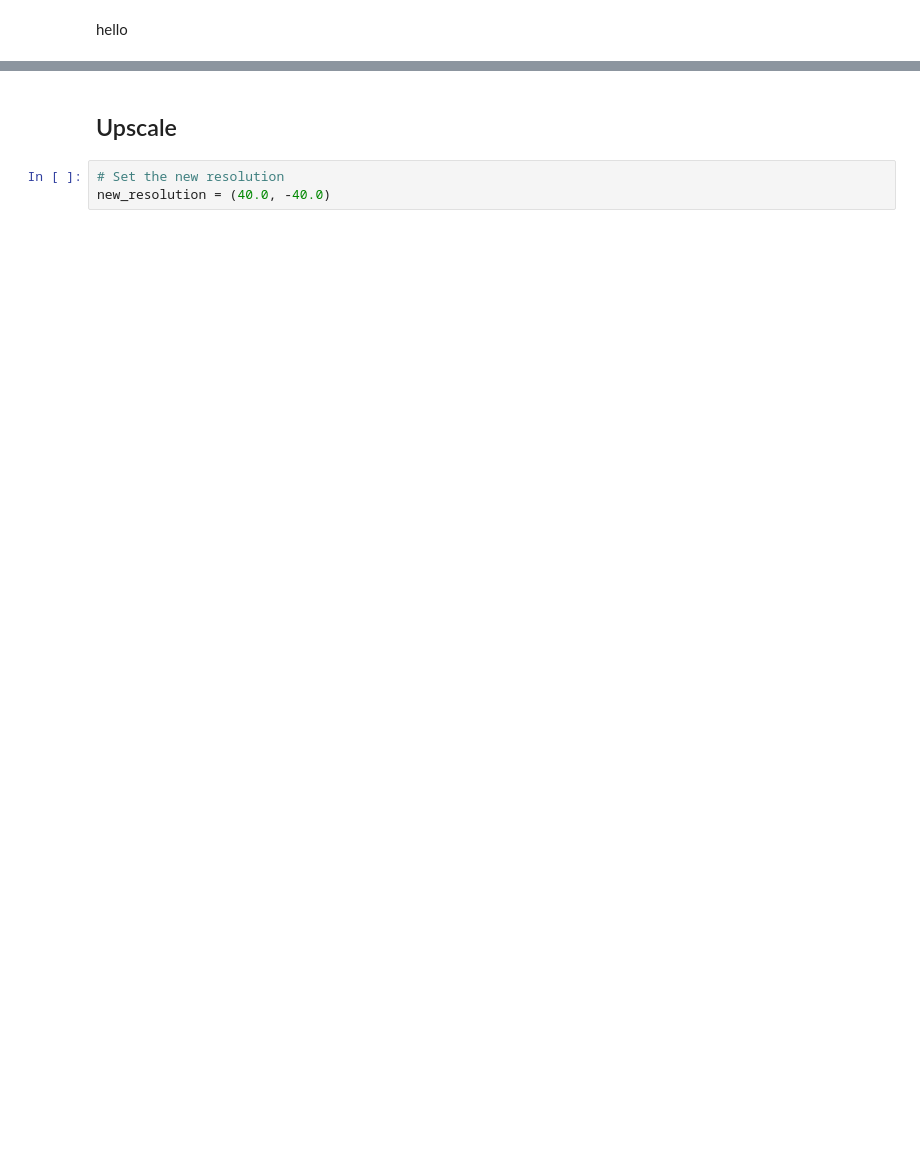
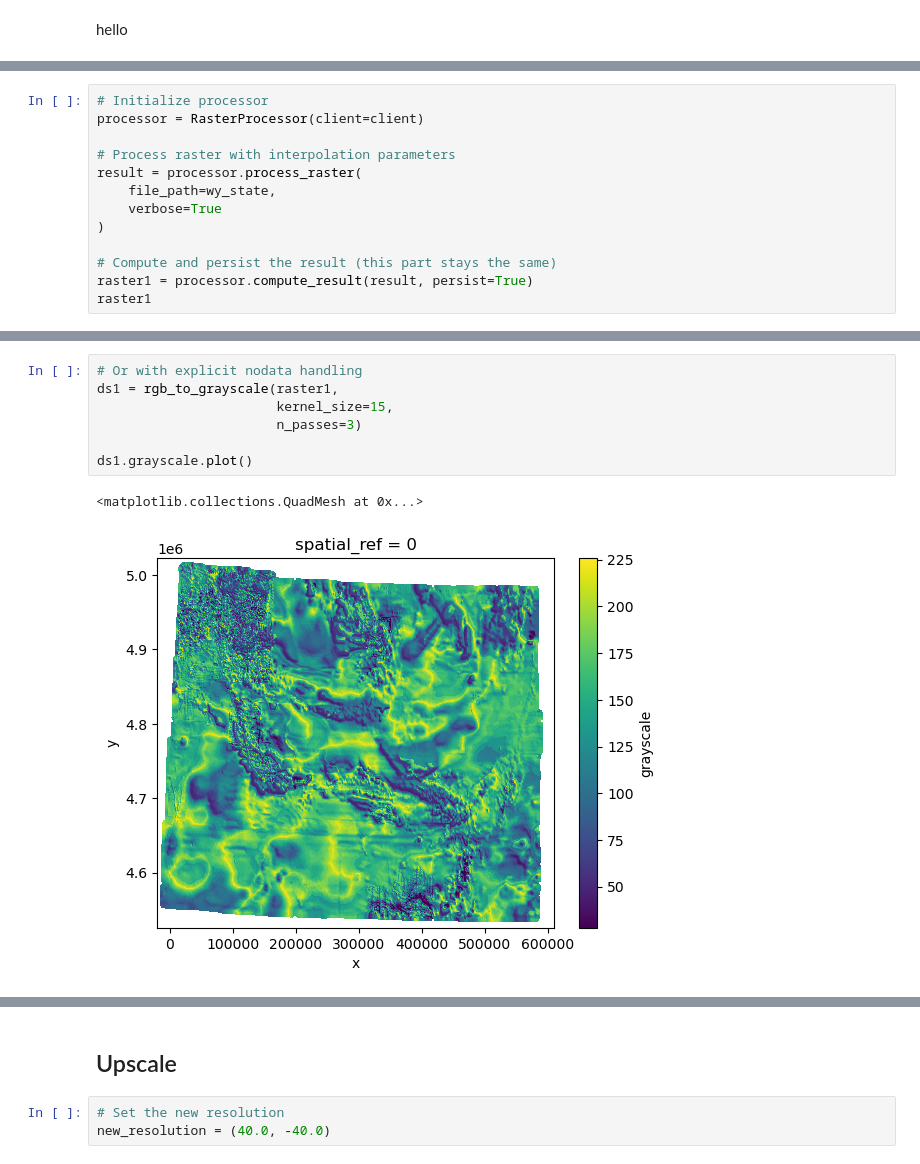
Before and after one commit to Unidata/MLscratchpad, a Jupyter notebook: aeromag_resample/wyoming.ipynb, the cells around one changed output, grey strips where cells are left out. Cells and saved outputs as stored; diff of their text form; blank space fills up the shorter version.

```diff
--- a/aeromag_resample/wyoming.ipynb
+++ b/aeromag_resample/wyoming.ipynb
@@ -321,0 +251,13 @@ Created final Dataset with preserved CRS
+# %%
+# Initialize processor
+processor = RasterProcessor(client=client)
+
+# Process raster with interpolation parameters
+result = processor.process_raster(
+    file_path=wy_state,
+    verbose=True
+)
+
+# Compute and persist the result (this part stays the same)
+raster1 = processor.compute_result(result, persist=True)
+raster1
@@ -321,0 +530,10 @@ Created final Dataset with preserved CRS
+# %%
+# Or with explicit nodata handling
+ds1 = rgb_to_grayscale(raster1,
+                       kernel_size=15,
+                       n_passes=3)
+
+ds1.grayscale.plot()
+# %% [output]
+<matplotlib.collections.QuadMesh at 0x...>
+[figure, added]
```
Also changed, not shown: parts of 69 cells of this notebook.
